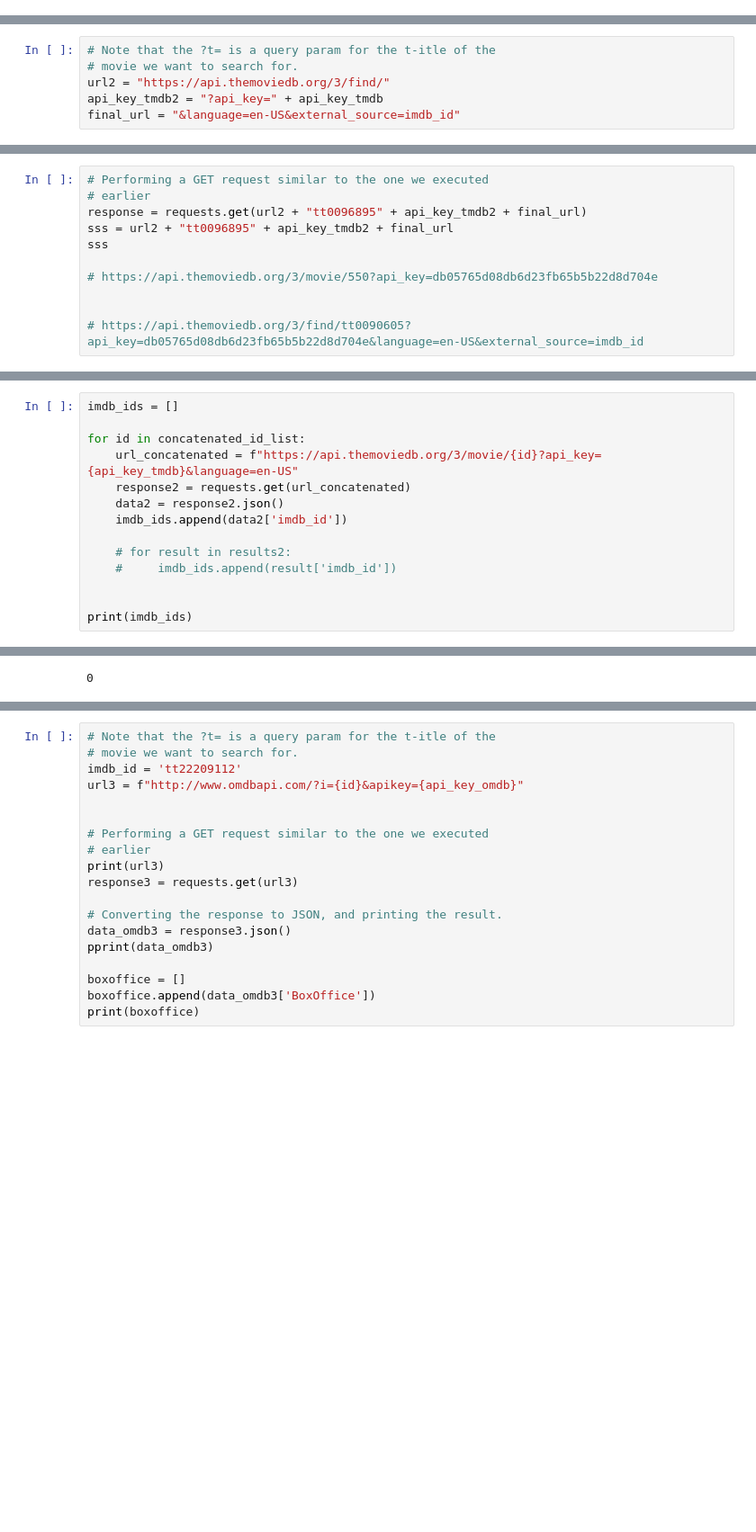
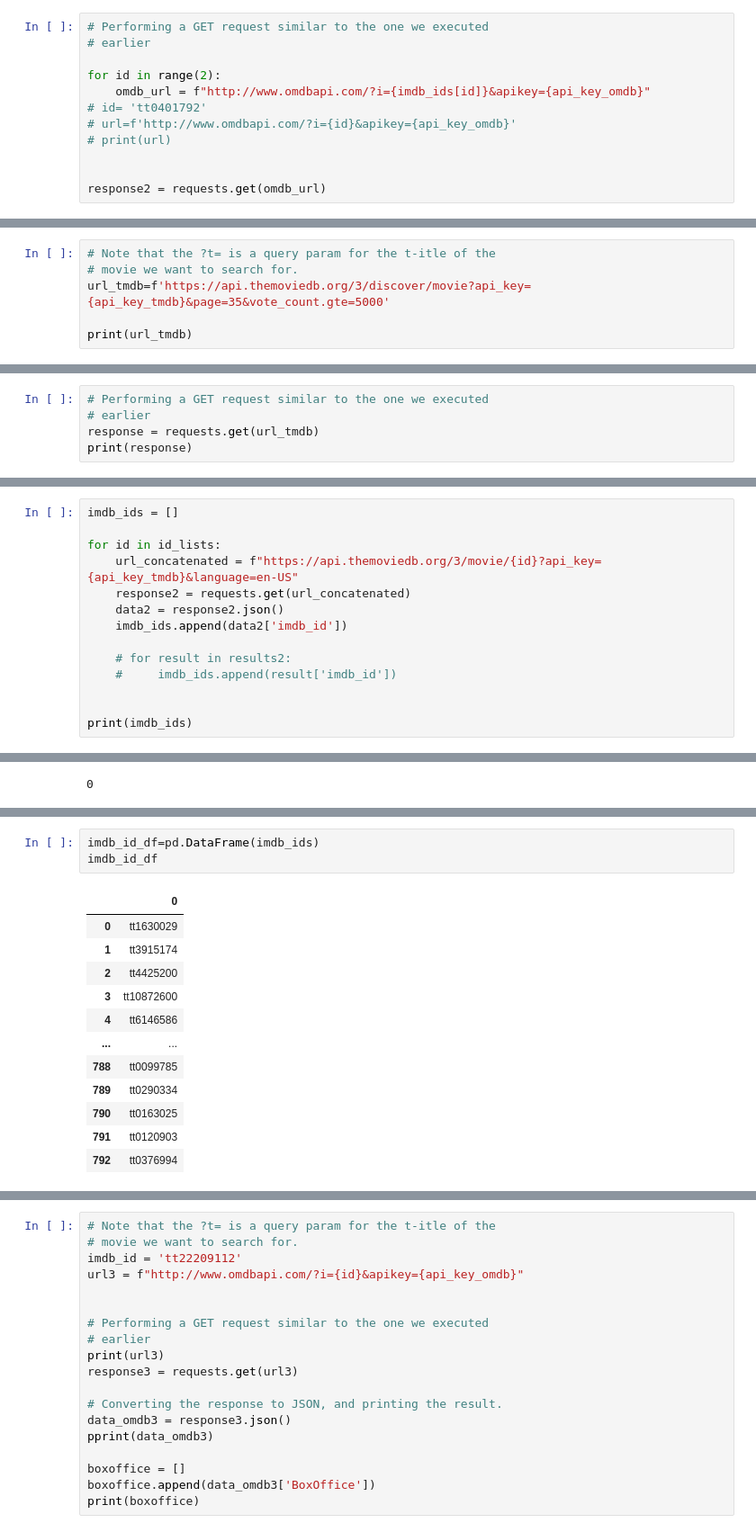
Before and after one commit to CanadianLatin/Project-3-Data-Ethics, a Jupyter notebook: Data_Collection.ipynb, the cells around one changed output, grey strips where cells are left out. Shown at 90% size. Cells and saved outputs as stored; diff of their text form; blank space fills up the shorter version.

```diff
--- a/Data_Collection.ipynb
+++ b/Data_Collection.ipynb
@@ -23,2 +18,14 @@ response = requests.get(url + "Batman" + api_key_omdb2)
+# %%
+# Performing a GET request similar to the one we executed
+# earlier
+
+for id in range(2):
+    omdb_url = f"http://www.omdbapi.com/?i={imdb_ids[id]}&apikey={api_key_omdb}"
+# id= 'tt0401792'
+# url=f'http://www.omdbapi.com/?i={id}&apikey={api_key_omdb}'
+# print(url)
+
+
+response2 = requests.get(omdb_url)
 # %%
 # Converting the response to JSON, and printing the result.
@@ -54,6 +61,6 @@ Movie was released in tt0096895.
 # %%
 # Note that the ?t= is a query param for the t-itle of the
 # movie we want to search for.
-url2 = "https://api.themoviedb.org/3/find/"
-api_key_tmdb2 = "?api_key=" + api_key_tmdb
-final_url = "&language=en-US&external_source=imdb_id"
+url_tmdb=f'https://api.themoviedb.org/3/discover/movie?api_key={api_key_tmdb}&page=35&vote_count.gte=5000'
+
+print(url_tmdb)
@@ -60,12 +69,6 @@ final_url = "&language=en-US&external_source=imdb_id"
 # %%
 # Performing a GET request similar to the one we executed
 # earlier
-response = requests.get(url2 + "tt0096895" + api_key_tmdb2 + final_url)
-sss = url2 + "tt0096895" + api_key_tmdb2 + final_url
-sss
-
-# https://api.themoviedb.org/3/movie/550?api_key=db05765d08db6d23fb65b5b22d8d704e
-
-
-# https://api.themoviedb.org/3/find/tt0090605?api_key=db05765d08db6d23fb65b5b22d8d704e&language=en-US&external_source=imdb_id
+response = requests.get(url_tmdb)
+print(response)
 # %% [output]
@@ -220,7 +140,7 @@ print(concatenated_id_list)
 # %%
 imdb_ids = []
 
-for id in concatenated_id_list:
+for id in id_lists:
     url_concatenated = f"https://api.themoviedb.org/3/movie/{id}?api_key={api_key_tmdb}&language=en-US"
     response2 = requests.get(url_concatenated)
     data2 = response2.json()
@@ -266,0 +175,16 @@ len(unique_array)
+# %%
+imdb_id_df=pd.DataFrame(imdb_ids)
+imdb_id_df
+# %% [output]
+|  | 0 |
+| 0 | tt1630029 |
+| 1 | tt3915174 |
+| 2 | tt4425200 |
+| 3 | tt10872600 |
+| 4 | tt6146586 |
+| ... | ... |
+| 788 | tt0099785 |
+| 789 | tt0290334 |
+| 790 | tt0163025 |
+| 791 | tt0120903 |
+| 792 | tt0376994 |
```
Also changed, not shown: parts of 32 cells of this notebook.
